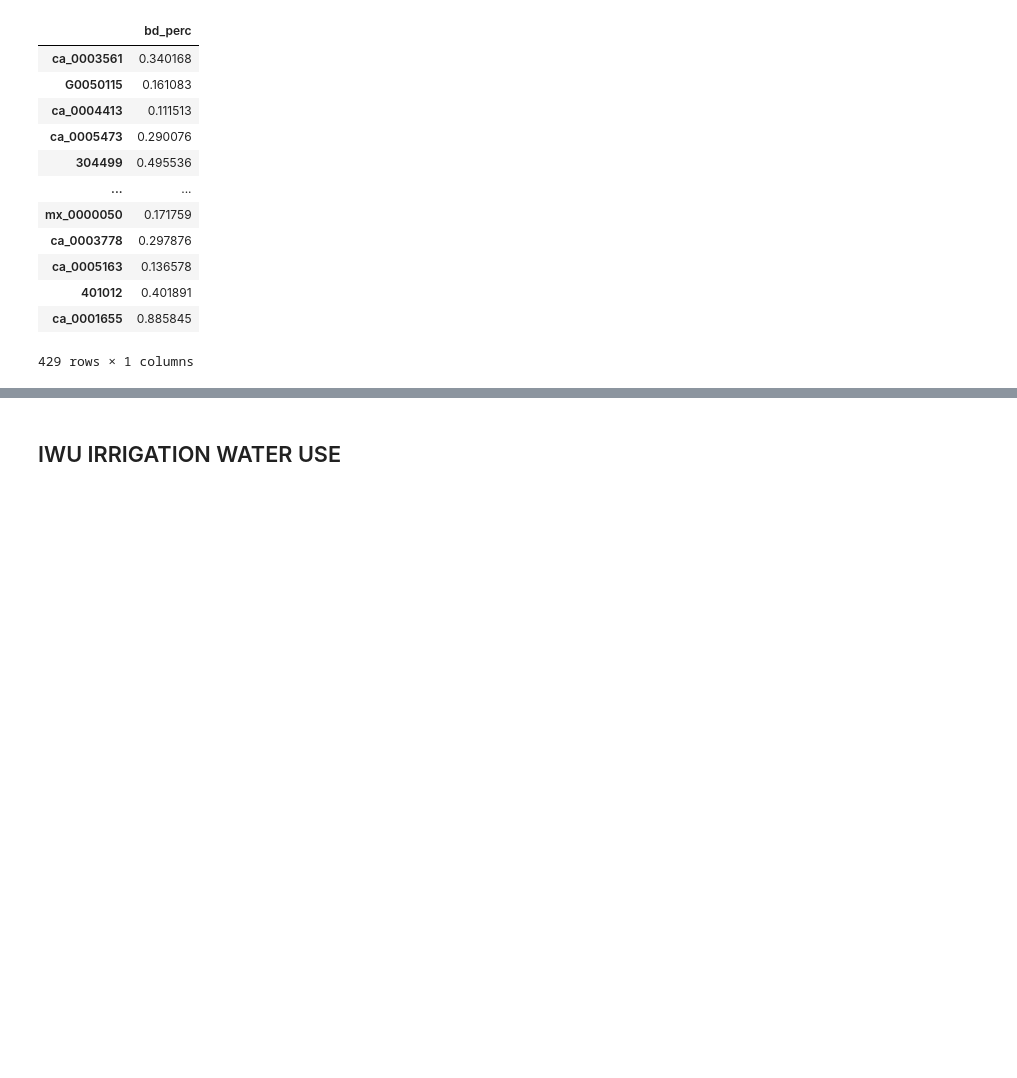
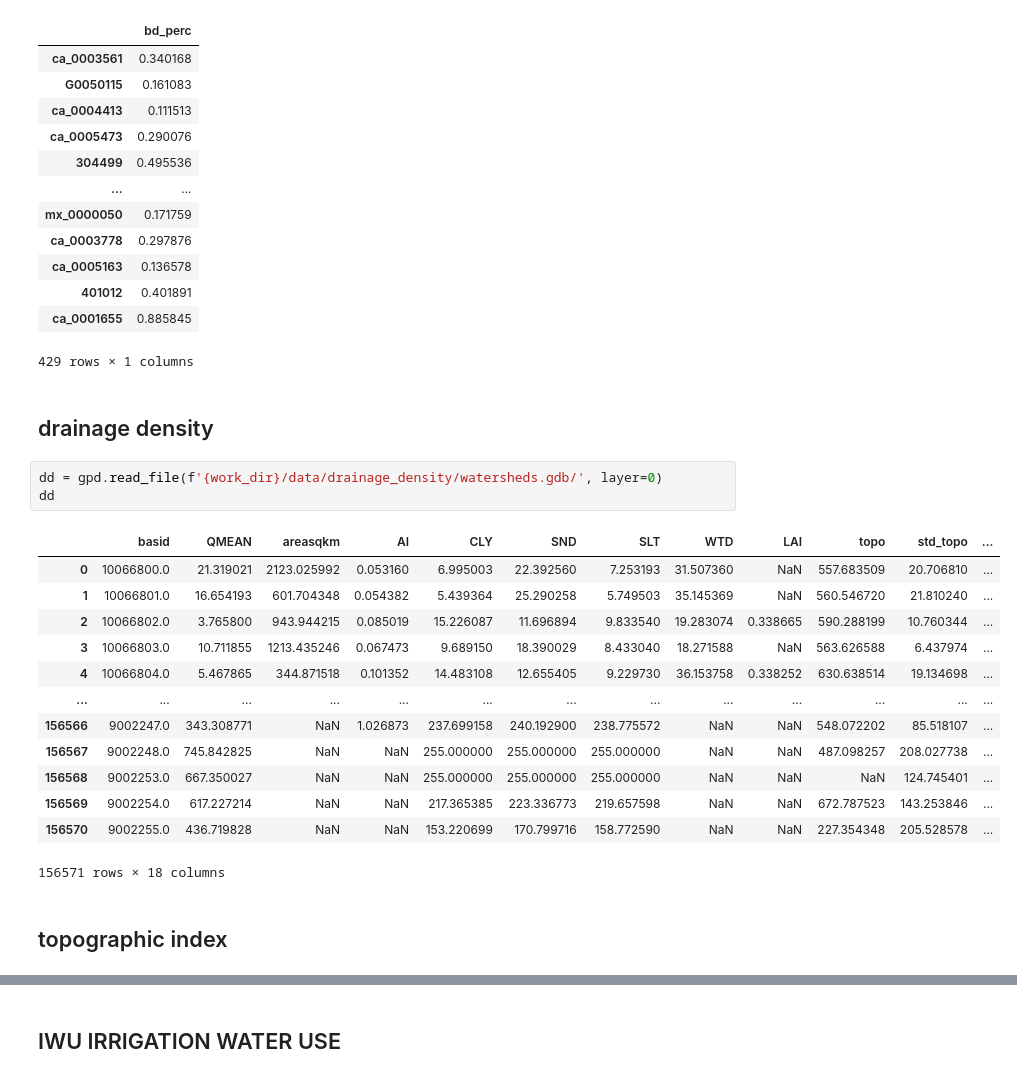
Before and after one commit to fvanoorschot/global_sr_module, a Jupyter notebook: run_script_grid_to_catchments.ipynb, the cells around one changed output, grey strips where cells are left out. Drawn from its saved outputs; the diff is of its cells as text; blank space fills up the shorter version.

```diff
--- a/run_script_grid_to_catchments.ipynb
+++ b/run_script_grid_to_catchments.ipynb
@@ -200,3 +202,24 @@ fd
 | 401012 | 0.401891 |
 | ca_0001655 | 0.885845 |
 429 rows × 1 columns
+# %% [markdown]
+## drainage density
+# %%
+dd = gpd.read_file(f'{work_dir}/data/drainage_density/watersheds.gdb/', layer=0)
+dd
+# %% [output]
+|  | basid | QMEAN | areasqkm | AI | CLY | SND | SLT | WTD | LAI | topo | std_topo | ... |
+| 0 | 10066800.0 | 21.319021 | 2123.025992 | 0.053160 | 6.995003 | 22.392560 | 7.253193 | 31.507360 | NaN | 557.683509 | 20.706810 | ... |
+| 1 | 10066801.0 | 16.654193 | 601.704348 | 0.054382 | 5.439364 | 25.290258 | 5.749503 | 35.145369 | NaN | 560.546720 | 21.810240 | ... |
+| 2 | 10066802.0 | 3.765800 | 943.944215 | 0.085019 | 15.226087 | 11.696894 | 9.833540 | 19.283074 | 0.338665 | 590.288199 | 10.760344 | ... |
+| 3 | 10066803.0 | 10.711855 | 1213.435246 | 0.067473 | 9.689150 | 18.390029 | 8.433040 | 18.271588 | NaN | 563.626588 | 6.437974 | ... |
+| 4 | 10066804.0 | 5.467865 | 344.871518 | 0.101352 | 14.483108 | 12.655405 | 9.229730 | 36.153758 | 0.338252 | 630.638514 | 19.134698 | ... |
+| ... | ... | ... | ... | ... | ... | ... | ... | ... | ... | ... | ... | ... |
+| 156566 | 9002247.0 | 343.308771 | NaN | 1.026873 | 237.699158 | 240.192900 | 238.775572 | NaN | NaN | 548.072202 | 85.518107 | ... |
+| 156567 | 9002248.0 | 745.842825 | NaN | NaN | 255.000000 | 255.000000 | 255.000000 | NaN | NaN | 487.098257 | 208.027738 | ... |
+| 156568 | 9002253.0 | 667.350027 | NaN | NaN | 255.000000 | 255.000000 | 255.000000 | NaN | NaN | NaN | 124.745401 | ... |
+| 156569 | 9002254.0 | 617.227214 | NaN | NaN | 217.365385 | 223.336773 | 219.657598 | NaN | NaN | 672.787523 | 143.253846 | ... |
+| 156570 | 9002255.0 | 436.719828 | NaN | NaN | 153.220699 | 170.799716 | 158.772590 | NaN | NaN | 227.354348 | 205.528578 | ... |
+156571 rows × 18 columns
+# %% [markdown]
+## topographic index
```
Also changed, not shown: parts of 8 cells of this notebook, 7 other files.
